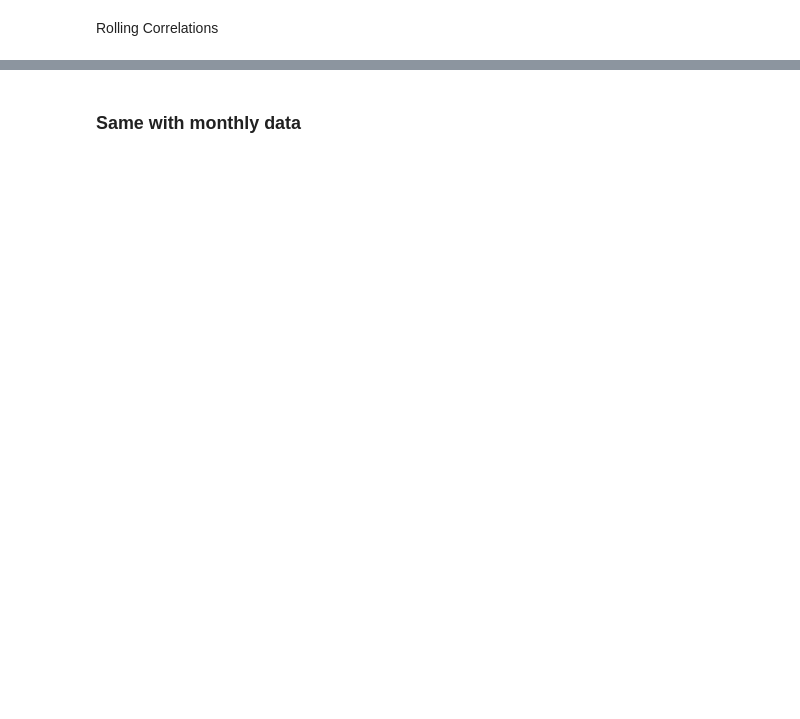
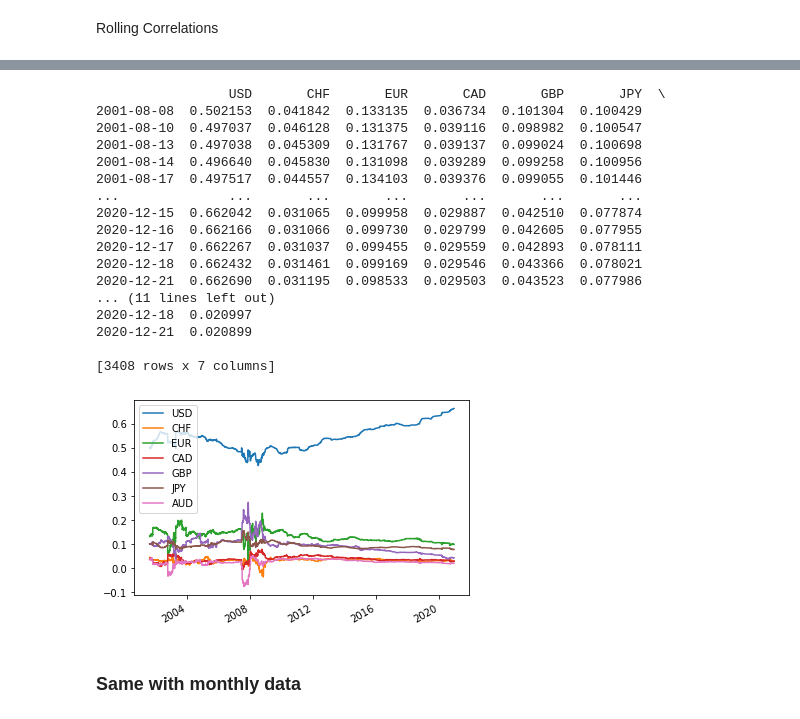
Before and after one commit to Tobias-Mann/Practicioners-Seminar-Notebook, a Jupyter notebook: Notebook.ipynb, the cells around one changed output, grey strips where cells are left out. Saved outputs shown, nothing was run; the diff lists cells and outputs as text; code cells hidden in the pictures; blank space fills up the shorter version.

```diff
--- a/Notebook.ipynb
+++ b/Notebook.ipynb
@@ -231,3 +233,35 @@ ols.params
+# %%
+# Currency weights
+df = ols.params.transpose()
+df = df.rename(currencies)
+df = df.groupby(df.index).sum()
+df = df.transpose()
+
+# Relevant currencies
+df = df[['USD', 'CHF', 'EUR', 'CAD', 'GBP', 'JPY', 'AUD']]
+df = df[df!=0].dropna()
+df.plot()
+plt.savefig('Plots/MSCIWorld_FX_Weights_100DAverage.jpg', dpi=300)
+print(df)
+# %% [output]
+                 USD       CHF       EUR       CAD       GBP       JPY  \
+2001-08-08  0.502153  0.041842  0.133135  0.036734  0.101304  0.100429
+2001-08-10  0.497037  0.046128  0.131375  0.039116  0.098982  0.100547
+2001-08-13  0.497038  0.045309  0.131767  0.039137  0.099024  0.100698
+2001-08-14  0.496640  0.045830  0.131098  0.039289  0.099258  0.100956
+2001-08-17  0.497517  0.044557  0.134103  0.039376  0.099055  0.101446
+...              ...       ...       ...       ...       ...       ...
+2020-12-15  0.662042  0.031065  0.099958  0.029887  0.042510  0.077874
+2020-12-16  0.662166  0.031066  0.099730  0.029799  0.042605  0.077955
+2020-12-17  0.662267  0.031037  0.099455  0.029559  0.042893  0.078111
+2020-12-18  0.662432  0.031461  0.099169  0.029546  0.043366  0.078021
+2020-12-21  0.662690  0.031195  0.098533  0.029503  0.043523  0.077986
+... (11 lines left out)
+2020-12-18  0.020997
+2020-12-21  0.020899
+
+[3408 rows x 7 columns]
+[figure, added]
 # %% [markdown]
 ### Same with monthly data
 # %%
```
Also changed, not shown: parts of 13 cells of this notebook.
